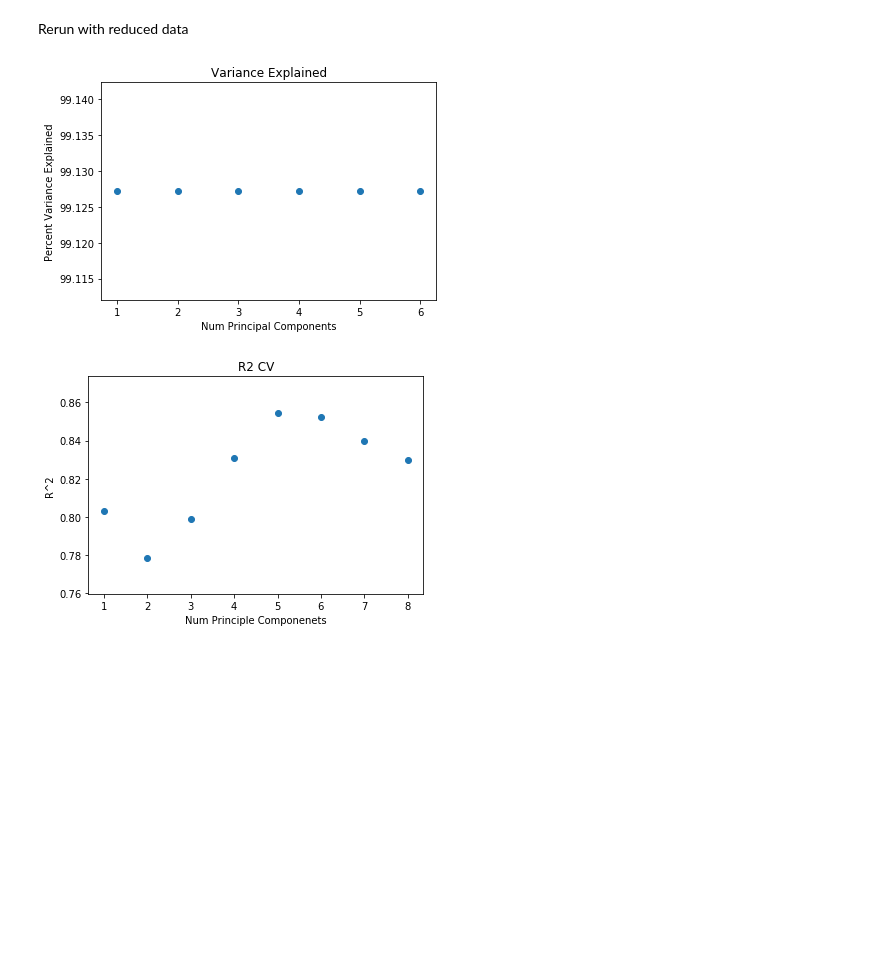
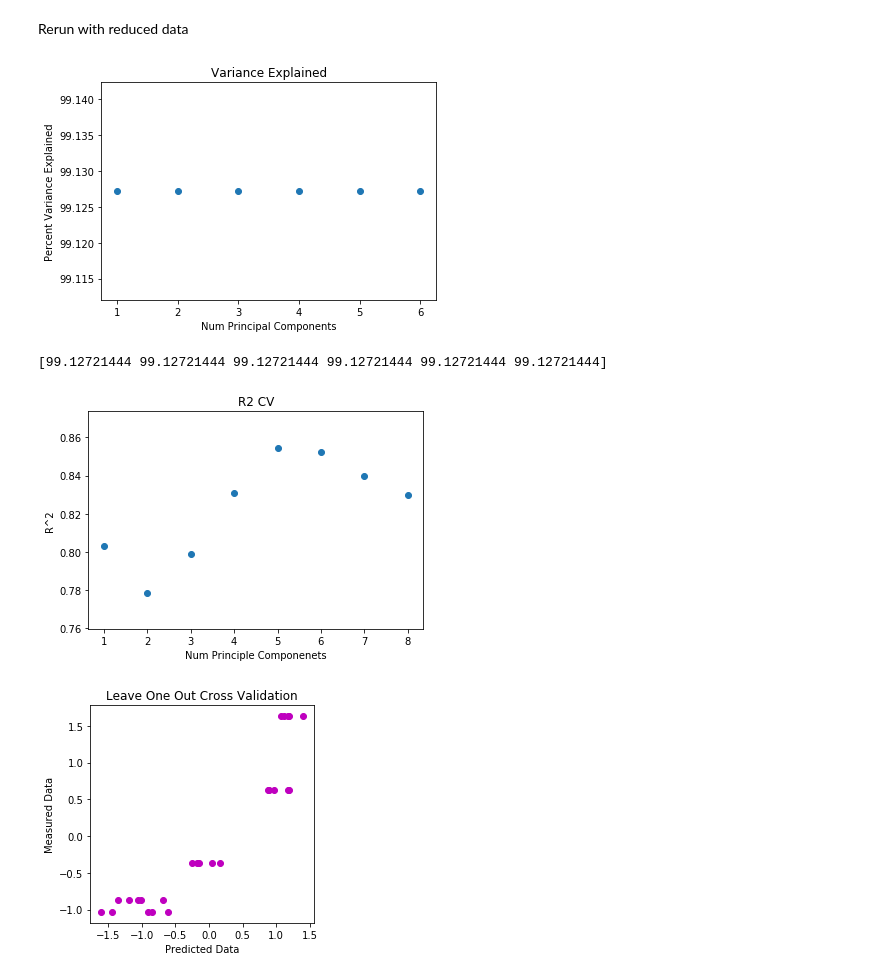
Before and after one commit to S-Ng/BE188_Final_Project, a Jupyter notebook: Greg_Simon_master.ipynb, the cells around one changed output. Drawn from its saved outputs; the diff is of its cells as text; code cells hidden in the pictures; blank space fills up the shorter version.

```diff
--- a/Greg_Simon_master.ipynb
+++ b/Greg_Simon_master.ipynb
@@ -296,12 +298,17 @@ Rerun with reduced data
 # %%
 Sig4 = np.load('Ttest_4Sig.npy')
 X4sig = X_avg[:, Sig4]
-Plt_Variance(X4sig, Dose48, 6)
+Variance = Plt_Variance(X4sig, Dose48, 6, returnVariance = True)
+print(Variance)
 Ypredicted, R2_array = CV(Dose48, Average = False, X = X4sig, num_components = 8)
 plt.scatter(range(1,9), R2_array)
 plt.title('R2 CV')
 plt.xlabel('Num Principle Componenets')
 plt.ylabel('R^2');
+Plot_Msmnt_vs_Prdct(zscore(Ypredicted[:, 5]), zscore(Dose48))
+plt.title('Leave One Out Cross Validation');
 # %% [output]
 [figure]
+[99.12721444 99.12721444 99.12721444 99.12721444 99.12721444 99.12721444]
 [figure]
+[figure, added]
```
Also changed, not shown: parts of 2 cells of this notebook, 1 other file.
